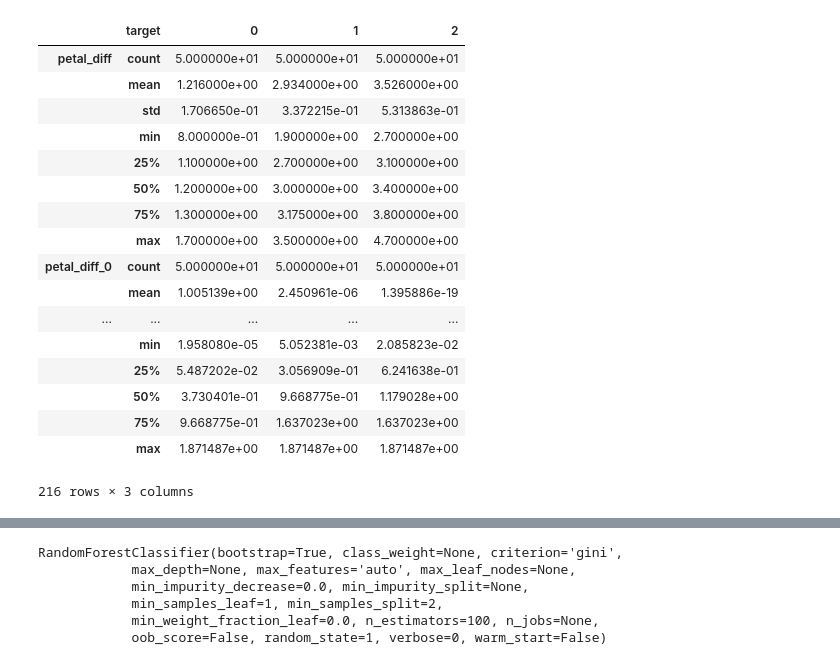
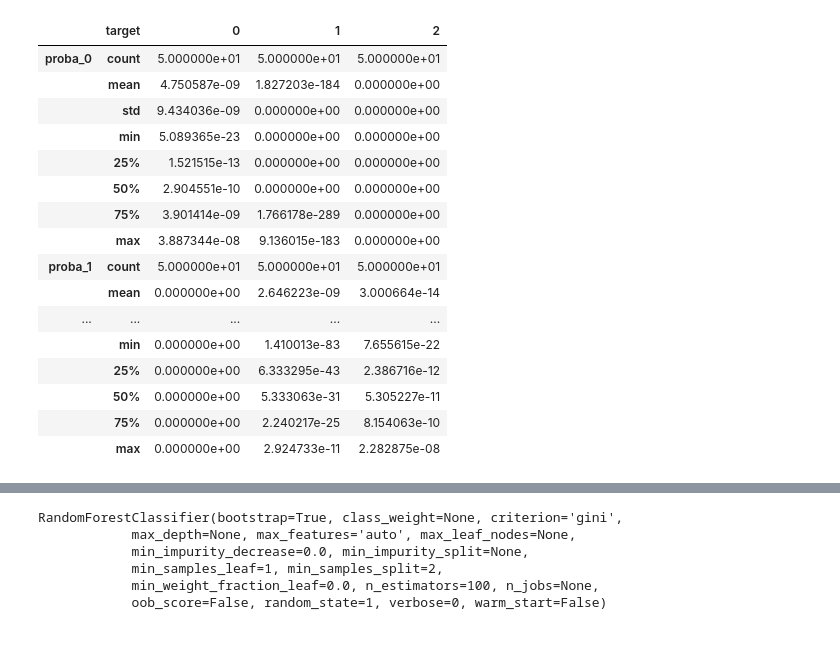
Before and after one commit to ShinjiKatoA16/UCSY-sw-eng, a Jupyter notebook: iristest.ipynb, the cells around one changed output, grey strips where cells are left out. Drawn from its saved outputs; the diff is of its cells as text; code cells hidden in the pictures.

```diff
--- a/iristest.ipynb
+++ b/iristest.ipynb
@@ -99,25 +95,24 @@ df_std
 # %%
-df_Xy = pd.concat([df, target], axis=1)
+df_Xy = pd.concat([df[['proba_0', 'proba_1', 'proba_2']], target], axis=1)
 df_Xy.groupby('target').describe().T
 # %% [output]
 |  | target | 0 | 1 | 2 |
-| petal_diff | count | 5.000000e+01 | 5.000000e+01 | 5.000000e+01 |
-|  | mean | 1.216000e+00 | 2.934000e+00 | 3.526000e+00 |
-|  | std | 1.706650e-01 | 3.372215e-01 | 5.313863e-01 |
-|  | min | 8.000000e-01 | 1.900000e+00 | 2.700000e+00 |
-|  | 25% | 1.100000e+00 | 2.700000e+00 | 3.100000e+00 |
-|  | 50% | 1.200000e+00 | 3.000000e+00 | 3.400000e+00 |
-|  | 75% | 1.300000e+00 | 3.175000e+00 | 3.800000e+00 |
-|  | max | 1.700000e+00 | 3.500000e+00 | 4.700000e+00 |
-| petal_diff_0 | count | 5.000000e+01 | 5.000000e+01 | 5.000000e+01 |
-|  | mean | 1.005139e+00 | 2.450961e-06 | 1.395886e-19 |
+| proba_0 | count | 5.000000e+01 | 5.000000e+01 | 5.000000e+01 |
+|  | mean | 4.750587e-09 | 1.827203e-184 | 0.000000e+00 |
+|  | std | 9.434036e-09 | 0.000000e+00 | 0.000000e+00 |
+|  | min | 5.089365e-23 | 0.000000e+00 | 0.000000e+00 |
+|  | 25% | 1.521515e-13 | 0.000000e+00 | 0.000000e+00 |
+|  | 50% | 2.904551e-10 | 0.000000e+00 | 0.000000e+00 |
+|  | 75% | 3.901414e-09 | 1.766178e-289 | 0.000000e+00 |
+|  | max | 3.887344e-08 | 9.136015e-183 | 0.000000e+00 |
+| proba_1 | count | 5.000000e+01 | 5.000000e+01 | 5.000000e+01 |
+|  | mean | 0.000000e+00 | 2.646223e-09 | 3.000664e-14 |
 | ... | ... | ... | ... | ... |
-|  | min | 1.958080e-05 | 5.052381e-03 | 2.085823e-02 |
-|  | 25% | 5.487202e-02 | 3.056909e-01 | 6.241638e-01 |
-|  | 50% | 3.730401e-01 | 9.668775e-01 | 1.179028e+00 |
-|  | 75% | 9.668775e-01 | 1.637023e+00 | 1.637023e+00 |
-|  | max | 1.871487e+00 | 1.871487e+00 | 1.871487e+00 |
+|  | min | 0.000000e+00 | 1.410013e-83 | 7.655615e-22 |
+|  | 25% | 0.000000e+00 | 6.333295e-43 | 2.386716e-12 |
+|  | 50% | 0.000000e+00 | 5.333063e-31 | 5.305227e-11 |
+|  | 75% | 0.000000e+00 | 2.240217e-25 | 8.154063e-10 |
+|  | max | 0.000000e+00 | 2.924733e-11 | 2.282875e-08 |
-216 rows × 3 columns
 # %%
 df_Xy.columns
 # %% [output]
```
Also changed, not shown: parts of 24 cells of this notebook.
